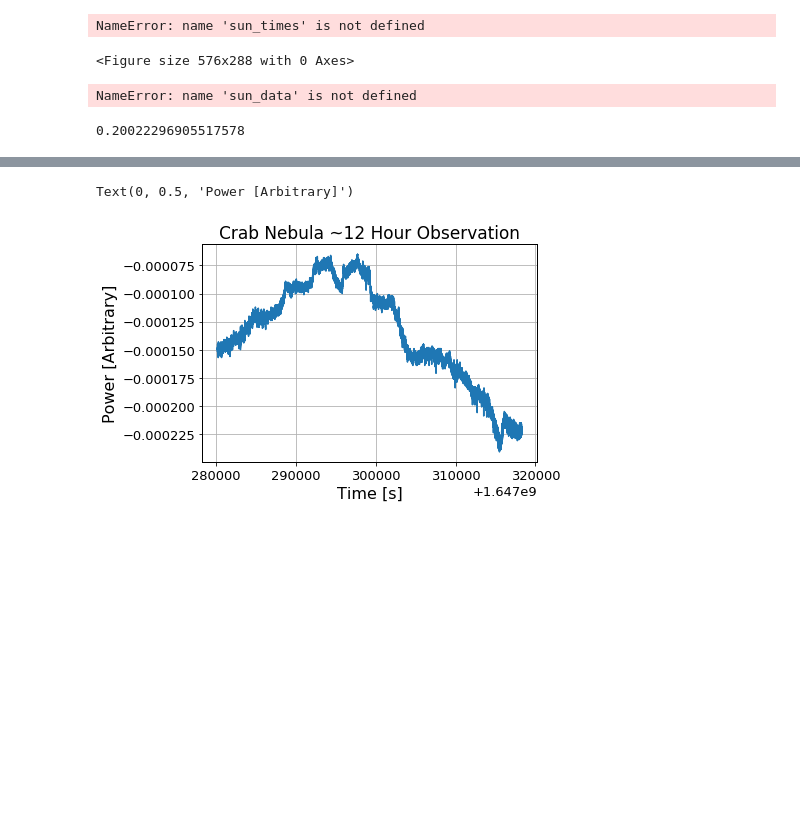
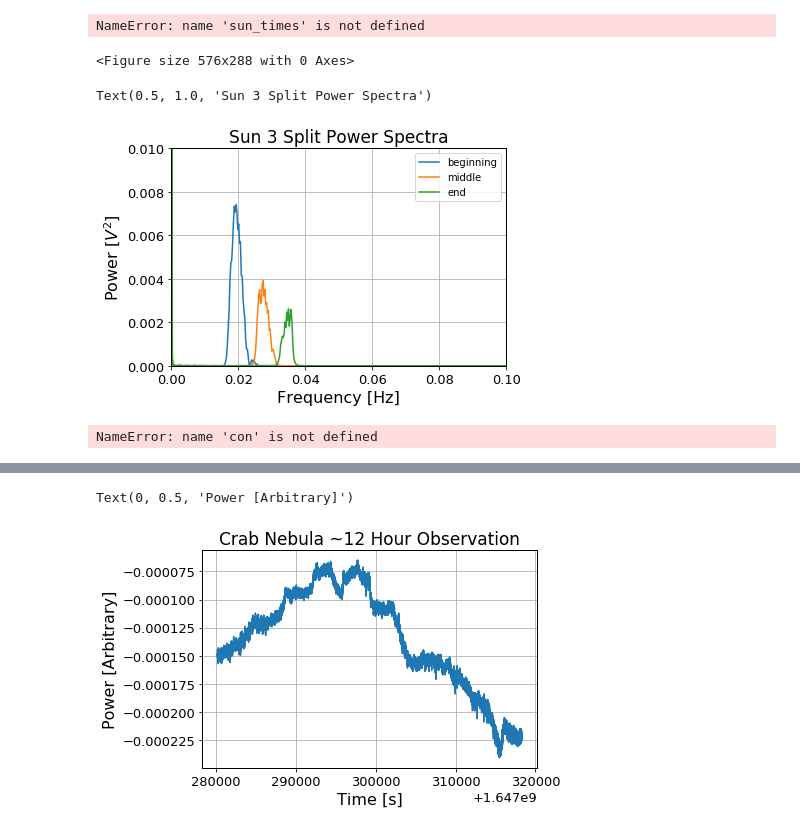
Before and after one commit to James11222/radiolab_repo, a Jupyter notebook: lab3/Emily/lab3.ipynb, the cells around one changed output, grey strips where cells are left out. Saved outputs shown, nothing was run; the diff lists cells and outputs as text; code cells hidden in the pictures; blank space fills up the shorter version.

```diff
--- a/lab3/Emily/lab3.ipynb
+++ b/lab3/Emily/lab3.ipynb
@@ -66,32 +72,45 @@ def split_data(data, time, num_splits):
 # %%
 # dt = np.mean(np.diff(sun_times))
 # beginning_freq = freq(beginning_time, dt)
 # middle_freq = freq(middle_time, dt)
 # end_freq = freq(end_time, dt)
 
 # pow_beginning = pow_fft(beginning)
 # pow_middle = pow_fft(middle)
 # pow_end = pow_fft(end)
 sun_data_split, sun_time_split = split_data(sun_data, sun_times, 3)
 pow_beginning, pow_middle, pow_end = sun_data_split
 beginning_freq, middle_freq, end_freq = sun_time_split
 
 plt.plot(beginning_freq, pow_beginning, label="beginning")
 plt.plot(middle_freq, pow_middle, label='middle')
 plt.plot(end_freq, pow_end, label='end')
 plt.legend()
-plt.xlim(0.03,0.04)
-# plt.xlim(0.0,0.1)
+# plt.xlim(0.03,0.04)
+plt.xlim(0.0,0.1)
 # plt.yscale('log')
-plt.ylim(0,0.25)
+plt.ylim(0,0.01)
 plt.xlabel('Frequency [Hz]')
 plt.ylabel('Power [$V^2$]')
 plt.title('Sun 3 Split Power Spectra')
 
 # should be power squared arbitrary units
 # %% [output]
-NameError: name 'sun_data' is not defined
+Text(0.5, 1.0, 'Sun 3 Split Power Spectra')
+[figure, added]
-# %%
-sun_times[1] - sun_times[0]
-# %% [output]
-0.20022296905517578
+# %%
+val = con.c / (10.5e9 * u.Hz)
+λ = val.to(u.m).value
+# print("lambda", λ)
+
+L, long, alt_nch = ugradio.nch.lat, ugradio.nch.lon, ugradio.nch.alt
+
+jds=ugradio.timing.julian_date(sun_times)
+alpha,delta =ugradio.coord.sunpos(jds[0])
+delta=(np.pi/180)*delta
+LSTs = ugradio.timing.lst(jds,lon=long)
+hs = LSTs - alpha*(np.pi/180)
+frac_time = len(sun_times)/23964
+ha = np.linspace(hs[0],(hs[0]+(15*6*frac_time)*(np.pi/180)),len(jds))
+# %% [output]
+NameError: name 'con' is not defined
```
Also changed, not shown: parts of 15 cells of this notebook, 1 other file.
